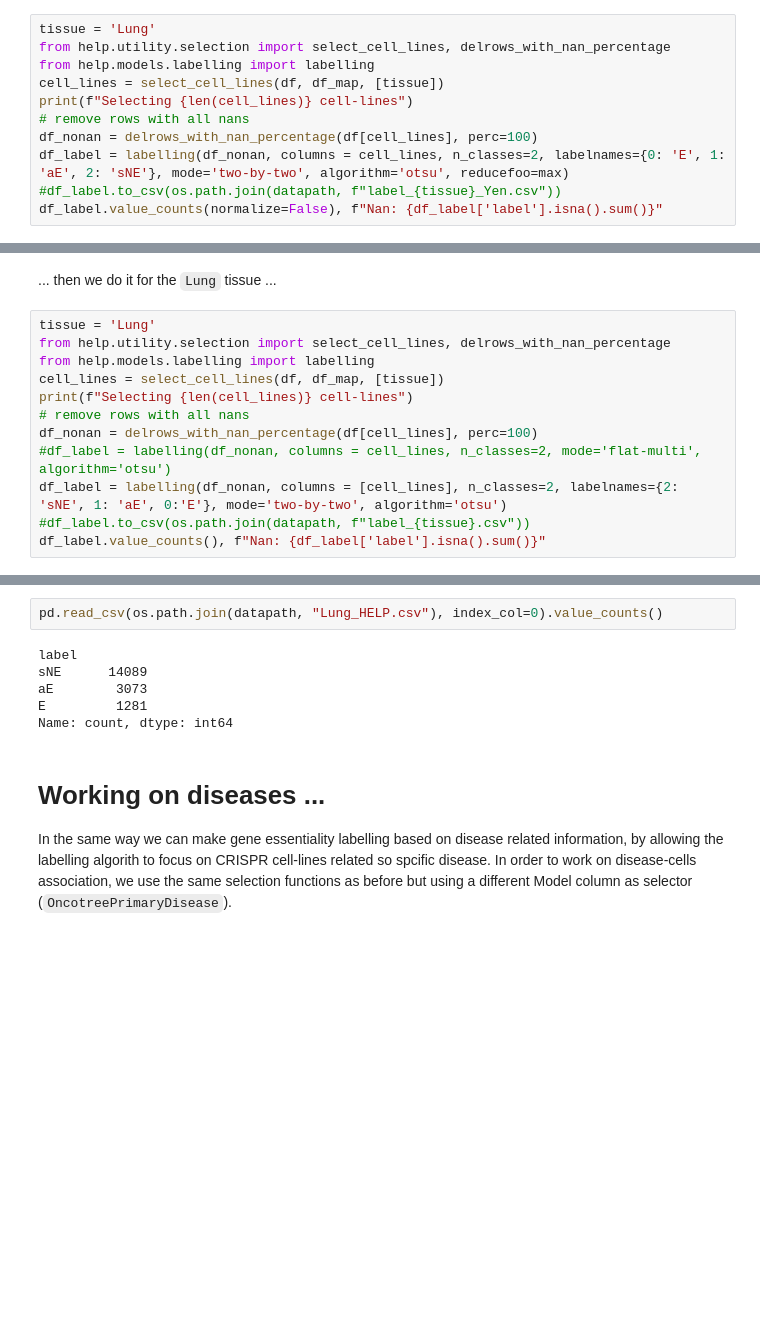
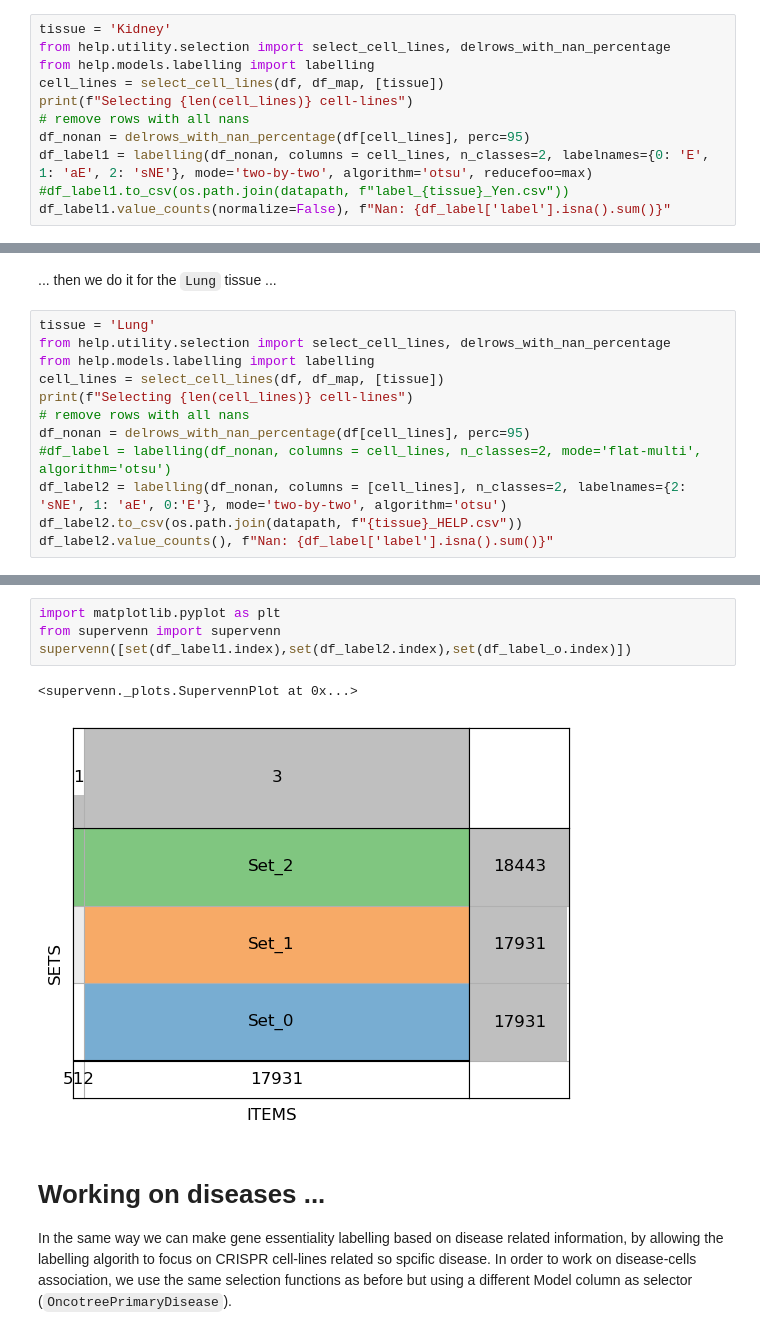
Before and after one commit to giordamaug/HELP, a Jupyter notebook: help/notebooks/labelling_tissue.ipynb, the cells around one changed output, grey strips where cells are left out. Drawn from its saved outputs; the diff is of its cells as text; blank space fills up the shorter version.

```diff
--- a/help/notebooks/labelling_tissue.ipynb
+++ b/help/notebooks/labelling_tissue.ipynb
@@ -86,14 +86,14 @@ In this section we select only cell-lines of a specific tissue. We check that, o
 
 We start labelling genes for the `Kidney` tissue...
 # %%
-tissue = 'Lung'
+tissue = 'Kidney'
 from help.utility.selection import select_cell_lines, delrows_with_nan_percentage
 from help.models.labelling import labelling
 cell_lines = select_cell_lines(df, df_map, [tissue])
 print(f"Selecting {len(cell_lines)} cell-lines")
 # remove rows with all nans
-df_nonan = delrows_with_nan_percentage(df[cell_lines], perc=100)
-df_label = labelling(df_nonan, columns = cell_lines, n_classes=2, labelnames={0: 'E', 1: 'aE', 2: 'sNE'}, mode='two-by-two', algorithm='otsu', reducefoo=max)
-#df_label.to_csv(os.path.join(datapath, f"label_{tissue}_Yen.csv"))
-df_label.value_counts(normalize=False), f"Nan: {df_label['label'].isna().sum()}"
+df_nonan = delrows_with_nan_percentage(df[cell_lines], perc=95)
+df_label1 = labelling(df_nonan, columns = cell_lines, n_classes=2, labelnames={0: 'E', 1: 'aE', 2: 'sNE'}, mode='two-by-two', algorithm='otsu', reducefoo=max)
+#df_label1.to_csv(os.path.join(datapath, f"label_{tissue}_Yen.csv"))
+df_label1.value_counts(normalize=False), f"Nan: {df_label['label'].isna().sum()}"
 # %% [output]
@@ -114,10 +114,10 @@ from help.models.labelling import labelling
 cell_lines = select_cell_lines(df, df_map, [tissue])
 print(f"Selecting {len(cell_lines)} cell-lines")
 # remove rows with all nans
-df_nonan = delrows_with_nan_percentage(df[cell_lines], perc=100)
+df_nonan = delrows_with_nan_percentage(df[cell_lines], perc=95)
 #df_label = labelling(df_nonan, columns = cell_lines, n_classes=2, mode='flat-multi', algorithm='otsu')
-df_label = labelling(df_nonan, columns = [cell_lines], n_classes=2, labelnames={2: 'sNE', 1: 'aE', 0:'E'}, mode='two-by-two', algorithm='otsu')
-#df_label.to_csv(os.path.join(datapath, f"label_{tissue}.csv"))
-df_label.value_counts(), f"Nan: {df_label['label'].isna().sum()}"
+df_label2 = labelling(df_nonan, columns = [cell_lines], n_classes=2, labelnames={2: 'sNE', 1: 'aE', 0:'E'}, mode='two-by-two', algorithm='otsu')
+df_label2.to_csv(os.path.join(datapath, f"{tissue}_HELP.csv"))
+df_label2.value_counts(), f"Nan: {df_label['label'].isna().sum()}"
 # %% [output]
 Selecting 119 cell-lines
@@ -129,13 +129,12 @@ Removed 0 rows from 18443 with at least 100% NaN
  Name: count, dtype: int64,
  'Nan: 0')
-# %%
-pd.read_csv(os.path.join(datapath, "Lung_HELP.csv"), index_col=0).value_counts()
-# %% [output]
-label
-sNE      14089
-aE        3073
-E         1281
-Name: count, dtype: int64
+# %%
+import matplotlib.pyplot as plt
+from supervenn import supervenn
+supervenn([set(df_label1.index),set(df_label2.index),set(df_label_o.index)])
+# %% [output]
+<supervenn._plots.SupervennPlot at 0x...>
+[figure, added]
 # %% [markdown]
 # Working on diseases ...
 In the same way we can make gene essentiality labelling based on disease related information, by allowing the labelling algorith to focus on CRISPR cell-lines related so spcific disease. In order to work on disease-cells association, we use the same selection functions as before but using a different Model column as selector (`OncotreePrimaryDisease`).
```
Also changed, not shown: parts of 3 cells of this notebook, 6 other files.
